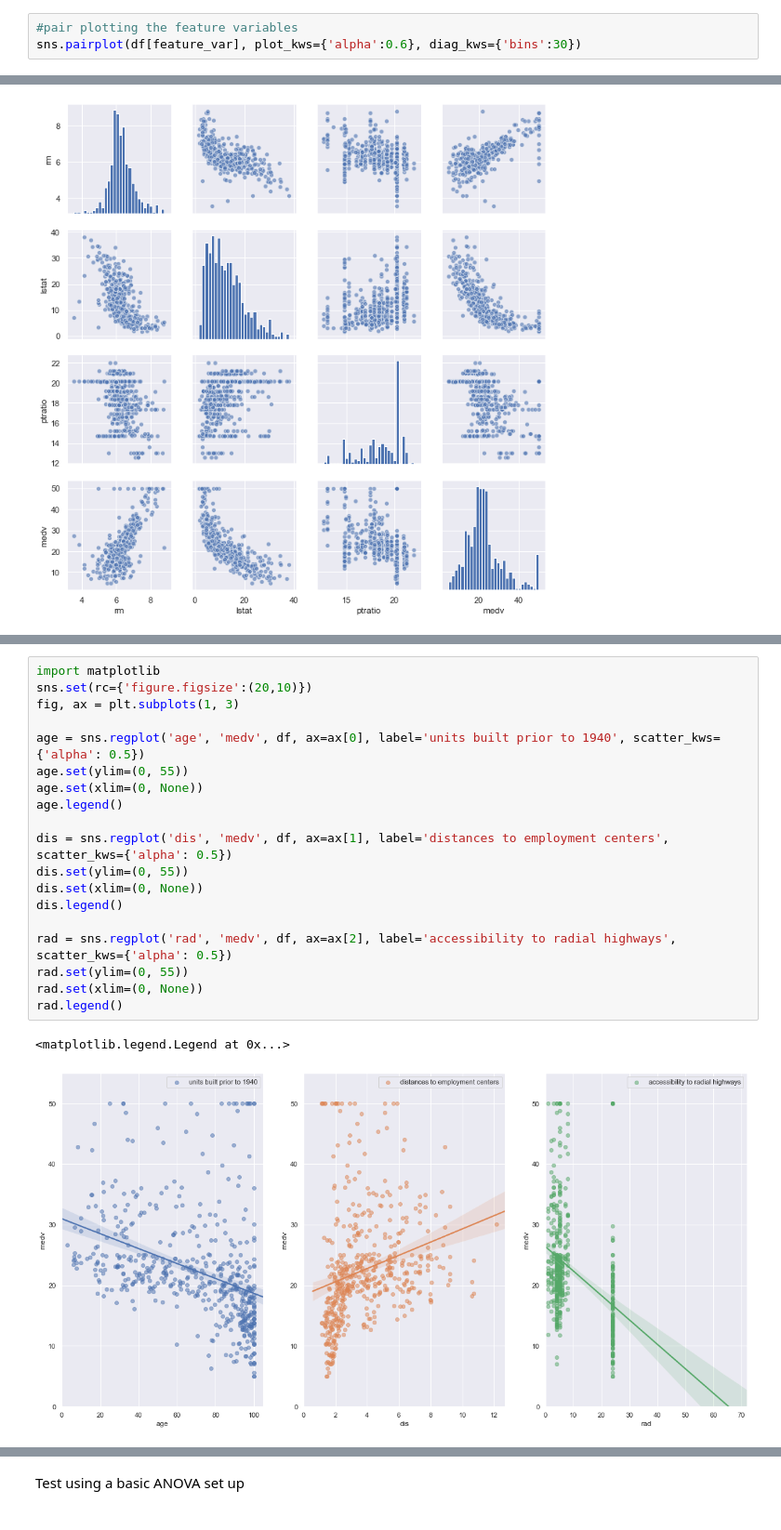
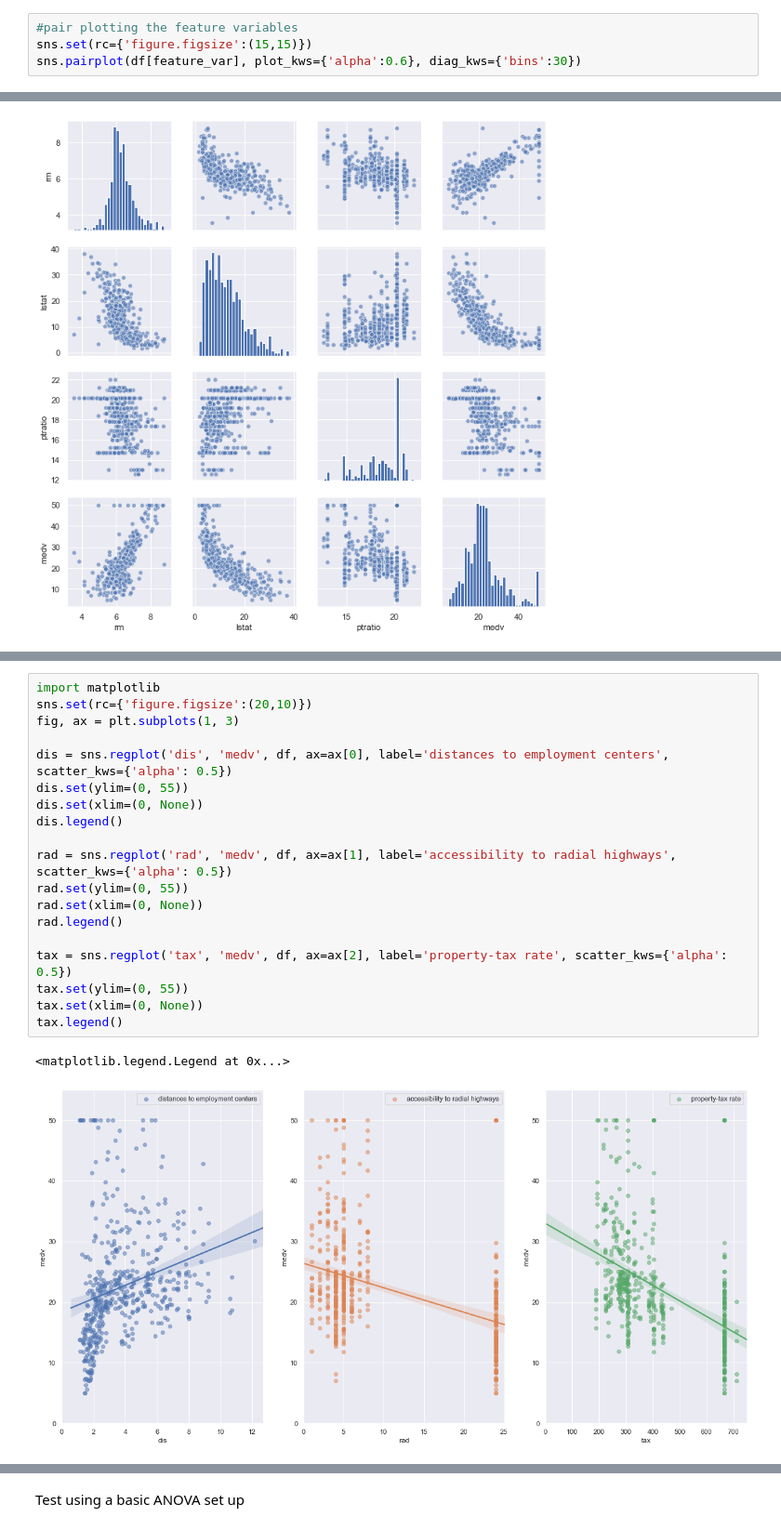
Before and after one commit to G00364690/MLS-Project, a Jupyter notebook: MLS Project.ipynb, the cells around one changed output, grey strips where cells are left out. Shown at 93% size. Drawn from its saved outputs; the diff is of its cells as text.

Commit message:
developing plots

```diff
--- a/MLS Project.ipynb
+++ b/MLS Project.ipynb
@@ -155,6 +182,7 @@ df[feature_var].corr()
 | medv | 0.695360 | -0.737663 | -0.507787 | 1.000000 |
 # %%
 #pair plotting the feature variables
+sns.set(rc={'figure.figsize':(15,15)})
 sns.pairplot(df[feature_var], plot_kws={'alpha':0.6}, diag_kws={'bins':30})
 # %% [output]
 <seaborn.axisgrid.PairGrid at 0x...>
@@ -186,22 +240,22 @@ zn.legend()
 # %%
 import matplotlib
 sns.set(rc={'figure.figsize':(20,10)})
 fig, ax = plt.subplots(1, 3)
 
-age = sns.regplot('age', 'medv', df, ax=ax[0], label='units built prior to 1940', scatter_kws={'alpha': 0.5})
-age.set(ylim=(0, 55))
-age.set(xlim=(0, None))
-age.legend()
-
-dis = sns.regplot('dis', 'medv', df, ax=ax[1], label='distances to employment centers', scatter_kws={'alpha': 0.5})
+dis = sns.regplot('dis', 'medv', df, ax=ax[0], label='distances to employment centers', scatter_kws={'alpha': 0.5})
 dis.set(ylim=(0, 55))
 dis.set(xlim=(0, None))
 dis.legend()
 
-rad = sns.regplot('rad', 'medv', df, ax=ax[2], label='accessibility to radial highways', scatter_kws={'alpha': 0.5})
+rad = sns.regplot('rad', 'medv', df, ax=ax[1], label='accessibility to radial highways', scatter_kws={'alpha': 0.5})
 rad.set(ylim=(0, 55))
 rad.set(xlim=(0, None))
 rad.legend()
+
+tax = sns.regplot('tax', 'medv', df, ax=ax[2], label='property-tax rate', scatter_kws={'alpha': 0.5})
+tax.set(ylim=(0, 55))
+tax.set(xlim=(0, None))
+tax.legend()
 # %% [output]
 <matplotlib.legend.Legend at 0x...>
-[figure, old version]
+[figure, new version]
```
Also changed, not shown: parts of 32 cells of this notebook.
